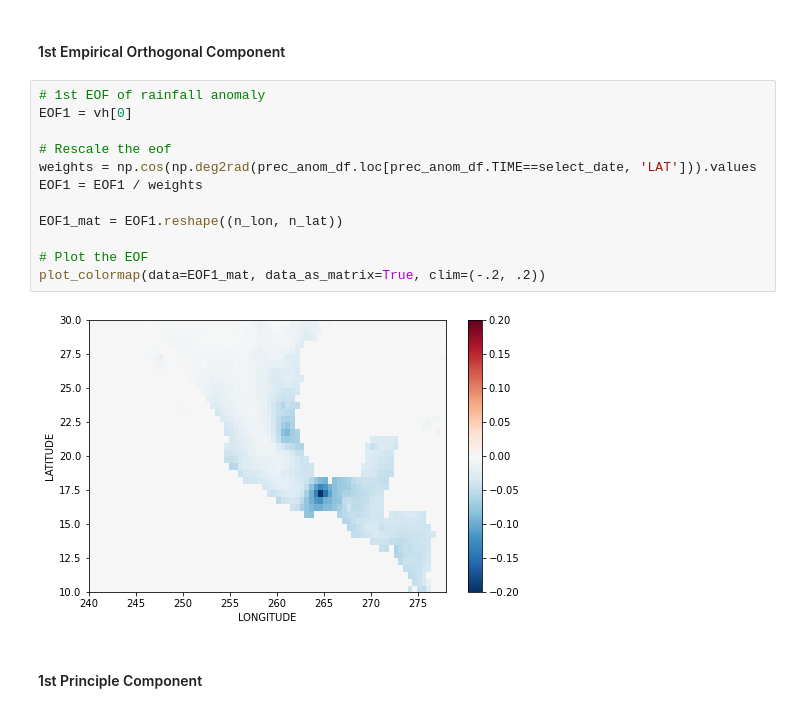
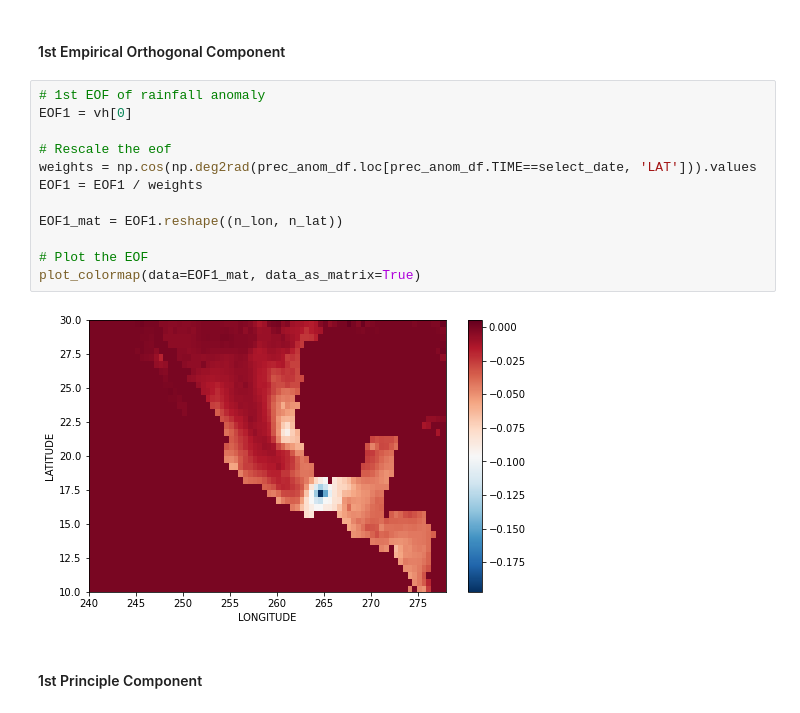
Before and after one commit to arpit-kapoor/DARE-PhD, a Jupyter notebook: assignments/DATA-6811/assignment-3/DATA6811 - Assignment 3 - Dimension Reduction.ipynb, the cells around one changed output. Saved outputs shown, nothing was run; the diff lists cells and outputs as text.

```diff
--- a/assignments/DATA-6811/assignment-3/DATA6811 - Assignment 3 - Dimension Reduction.ipynb
+++ b/assignments/DATA-6811/assignment-3/DATA6811 - Assignment 3 - Dimension Reduction.ipynb
@@ -145,17 +145,17 @@ print(vh.shape)
 # %%
 # 1st EOF of rainfall anomaly
 EOF1 = vh[0]
 
 # Rescale the eof
 weights = np.cos(np.deg2rad(prec_anom_df.loc[prec_anom_df.TIME==select_date, 'LAT'])).values
 EOF1 = EOF1 / weights
 
 EOF1_mat = EOF1.reshape((n_lon, n_lat))
 
 # Plot the EOF
-plot_colormap(data=EOF1_mat, data_as_matrix=True, clim=(-.2, .2))
+plot_colormap(data=EOF1_mat, data_as_matrix=True)
 # %% [output]
-[figure, old version]
+[figure, new version]
 # %% [markdown]
 #### 1st Principle Component
 # %%
```
Also changed, not shown: parts of 1 cell of this notebook.
